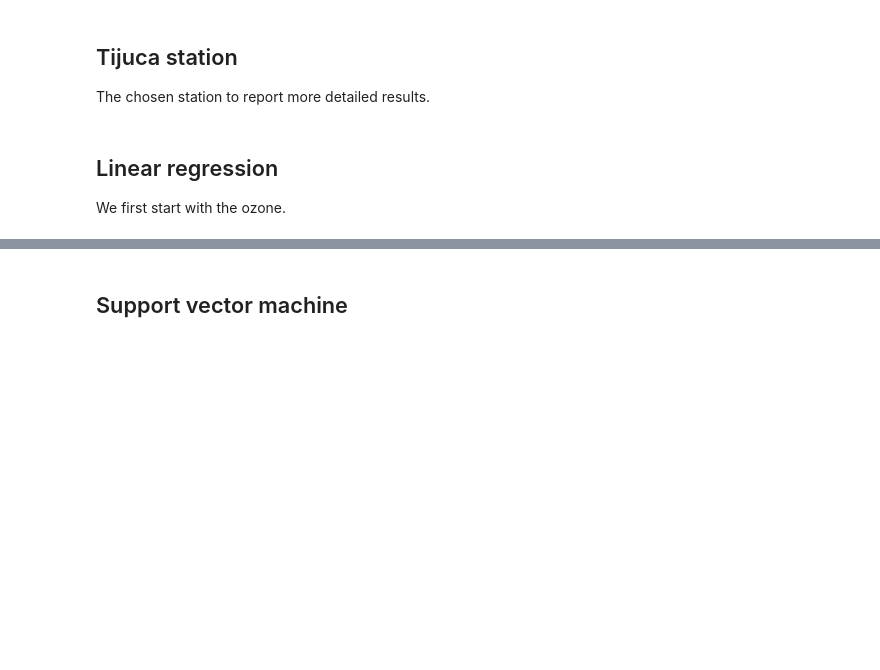
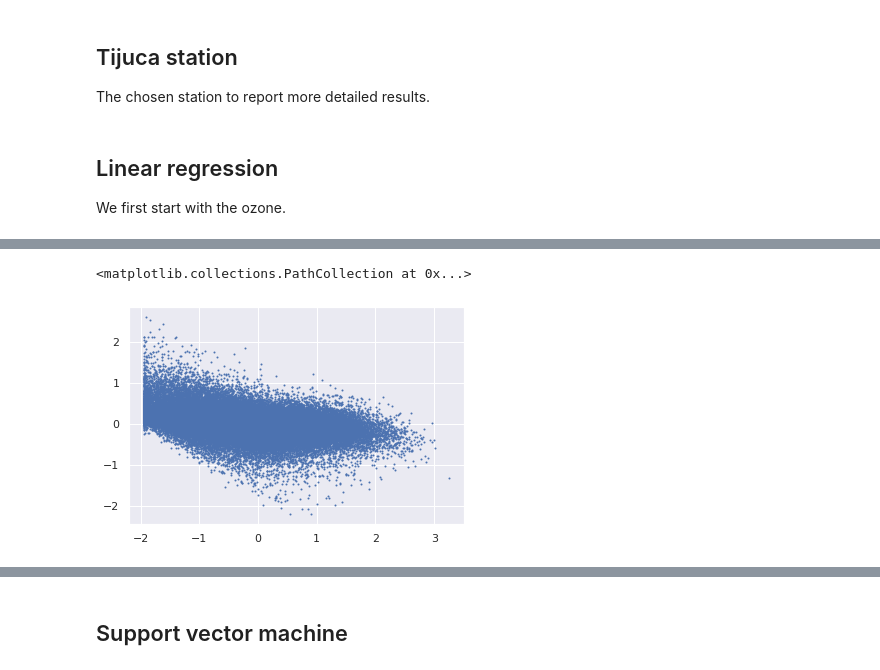
Before and after one commit to lucasmoschen/machine-learning-project, a Jupyter notebook: notebooks/modeling.ipynb, the cells around one changed output, grey strips where cells are left out. Saved outputs shown, nothing was run; the diff lists cells and outputs as text; code cells hidden in the pictures; blank space fills up the shorter version.

```diff
--- a/notebooks/modeling.ipynb
+++ b/notebooks/modeling.ipynb
@@ -142,0 +177,5 @@ RMSE test set: 0.3167052629463962
+# %%
+plt.scatter(y_train_o3, residuals, s=1)
+# %% [output]
+<matplotlib.collections.PathCollection at 0x...>
+[figure, added]
```
Also changed, not shown: parts of 17 cells of this notebook, 5 other files.
